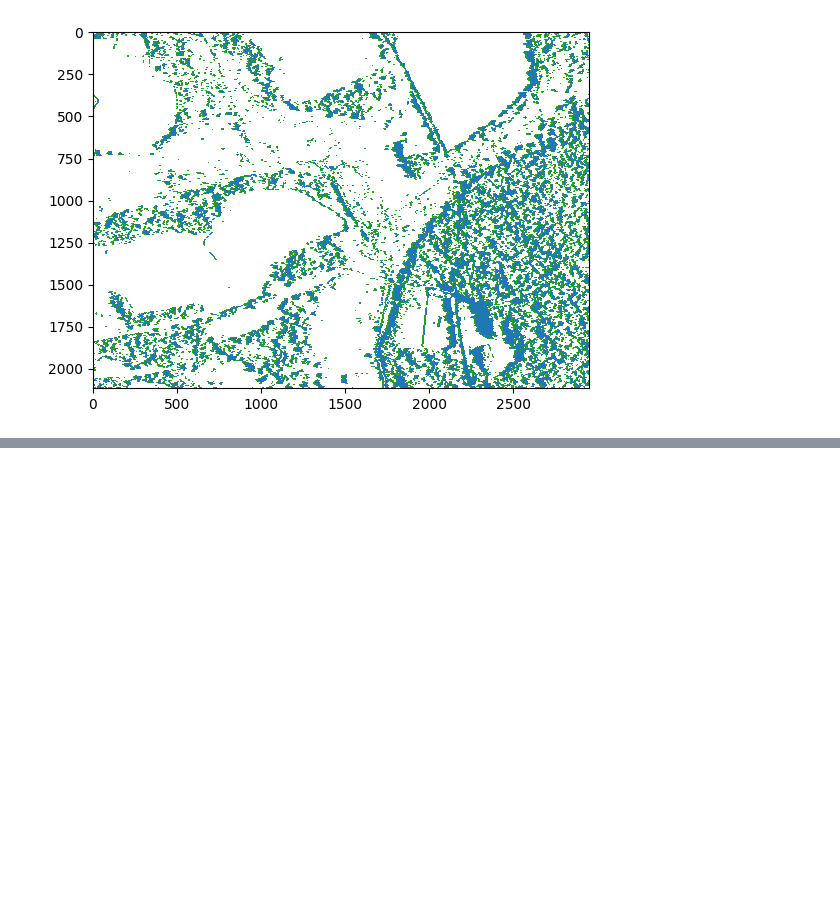
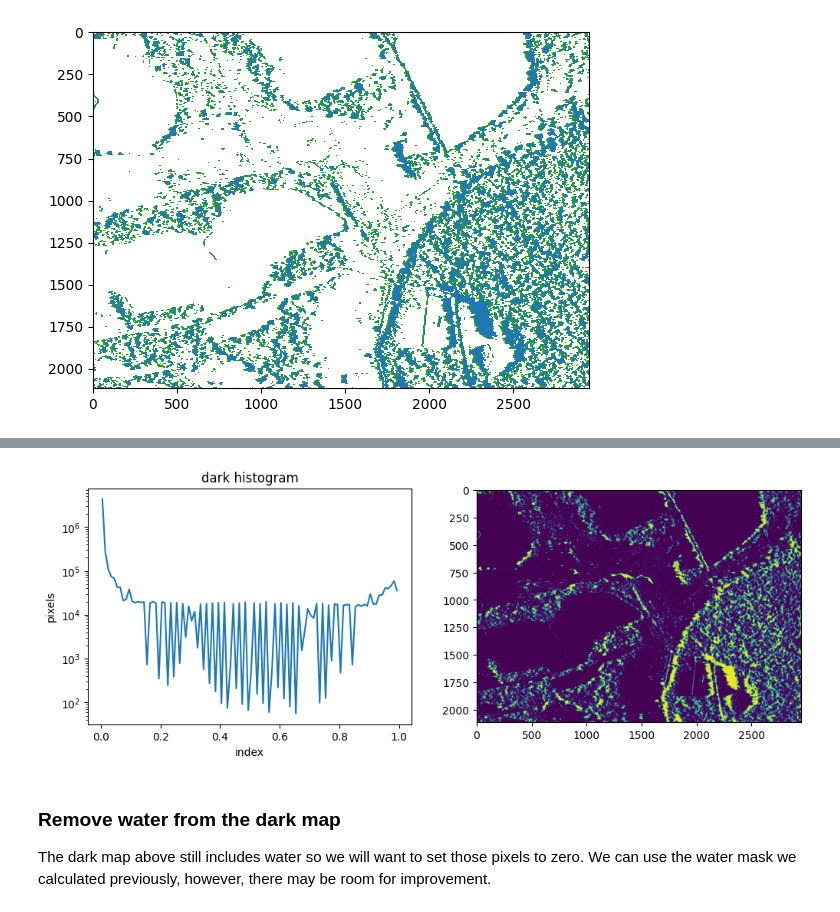
Before and after one commit to mrahnis/nb-vegetation, a Jupyter notebook: Step-02-Veggie-Shadows.ipynb, the cells around one changed output, grey strips where cells are left out. Drawn from its saved outputs; the diff is of its cells as text; code cells hidden in the pictures; blank space fills up the shorter version.

```diff
--- a/Step-02-Veggie-Shadows.ipynb
+++ b/Step-02-Veggie-Shadows.ipynb
@@ -108,0 +185,17 @@ plt.show()
+# %%
+fig, (ax0, ax1) = plt.subplots(ncols=2, figsize=(12,4))
+
+dark_hist, dark_centers = histogram(dark_map, nbins=100)
+ax0.plot(dark_centers, dark_hist)
+ax0.set_yscale('log')
+ax0.set_title("dark histogram")
+ax0.set_xlabel('index')
+ax0.set_ylabel('pixels')
+ax1.imshow(dark_map)
+plt.show()
+# %% [output]
+[figure, added]
+# %% [markdown]
+### Remove water from the dark map
+
+The dark map above still includes water so we will want to set those pixels to zero. We can use the water mask we calculated previously, however, there may be room for improvement.
```
Also changed, not shown: parts of 15 cells of this notebook, 1 other file.
